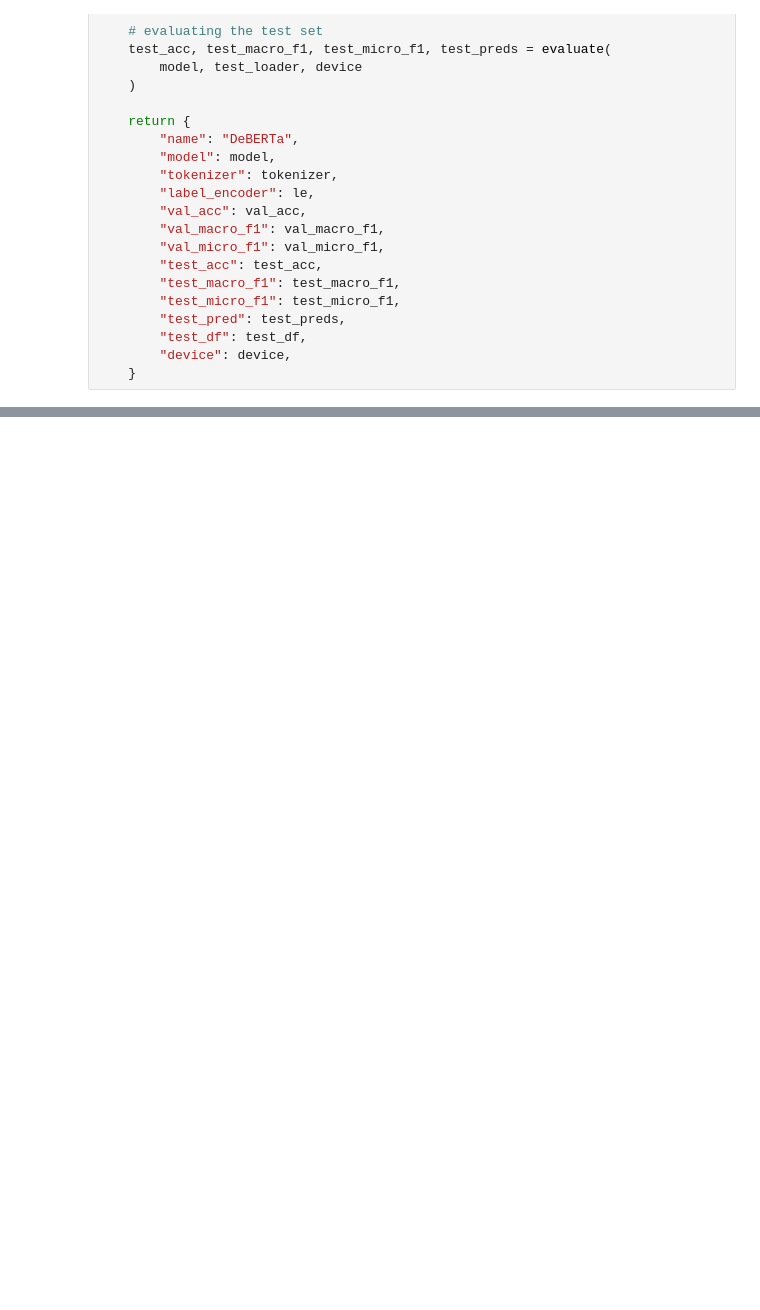
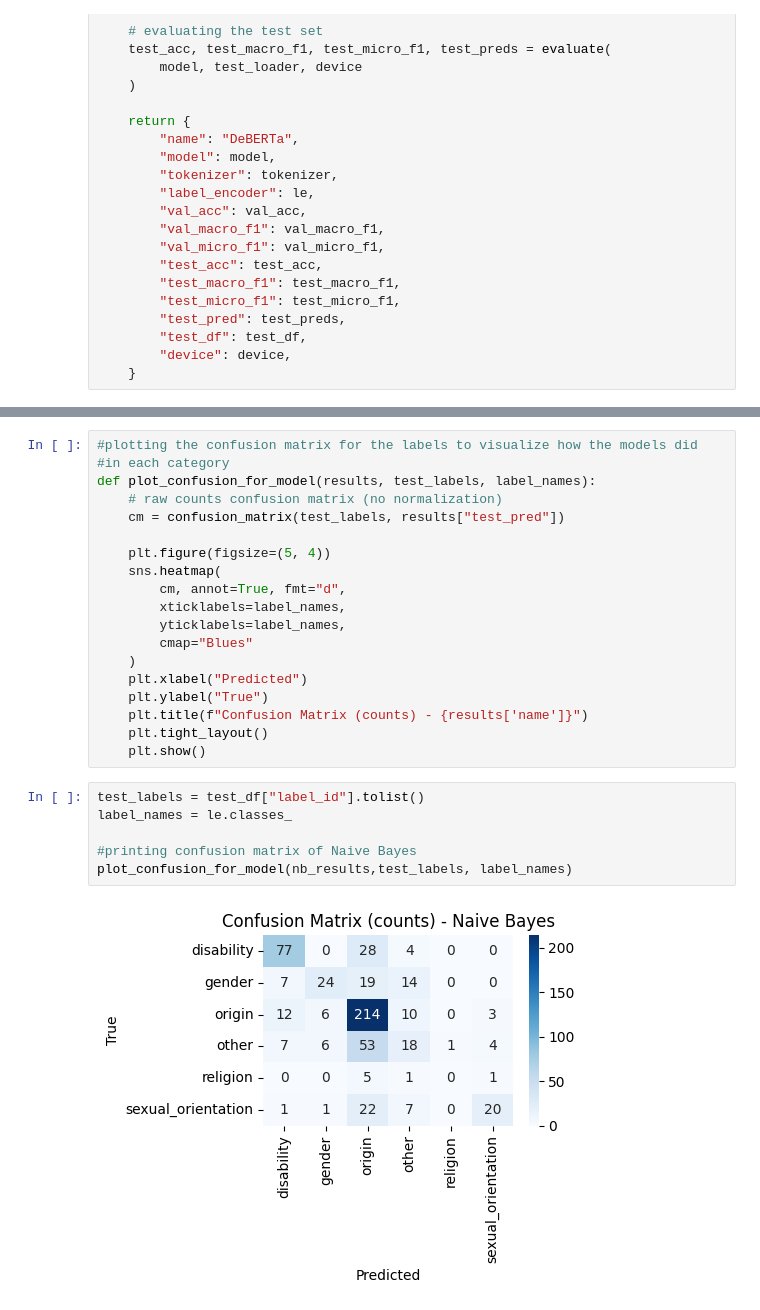
Before and after one commit to mismatchgit/UNB_MCS, a Jupyter notebook: Project_Final.ipynb, the cells around one changed output, grey strips where cells are left out. Saved outputs shown, nothing was run; the diff lists cells and outputs as text; blank space fills up the shorter version.

```diff
--- a/Project_Final.ipynb
+++ b/Project_Final.ipynb
@@ -710,0 +764,26 @@ Test:
+# %%
+#plotting the confusion matrix for the labels to visualize how the models did #in each category
+def plot_confusion_for_model(results, test_labels, label_names):
+    # raw counts confusion matrix (no normalization)
+    cm = confusion_matrix(test_labels, results["test_pred"])
+
+    plt.figure(figsize=(5, 4))
+    sns.heatmap(
+        cm, annot=True, fmt="d",
+        xticklabels=label_names,
+        yticklabels=label_names,
+        cmap="Blues"
+    )
+    plt.xlabel("Predicted")
+    plt.ylabel("True")
+    plt.title(f"Confusion Matrix (counts) - {results['name']}")
+    plt.tight_layout()
+    plt.show()
+# %%
+test_labels = test_df["label_id"].tolist()
+label_names = le.classes_
+
+#printing confusion matrix of Naive Bayes
+plot_confusion_for_model(nb_results,test_labels, label_names)
+# %% [output]
+[figure, added]
```
Also changed, not shown: parts of 17 cells of this notebook.
